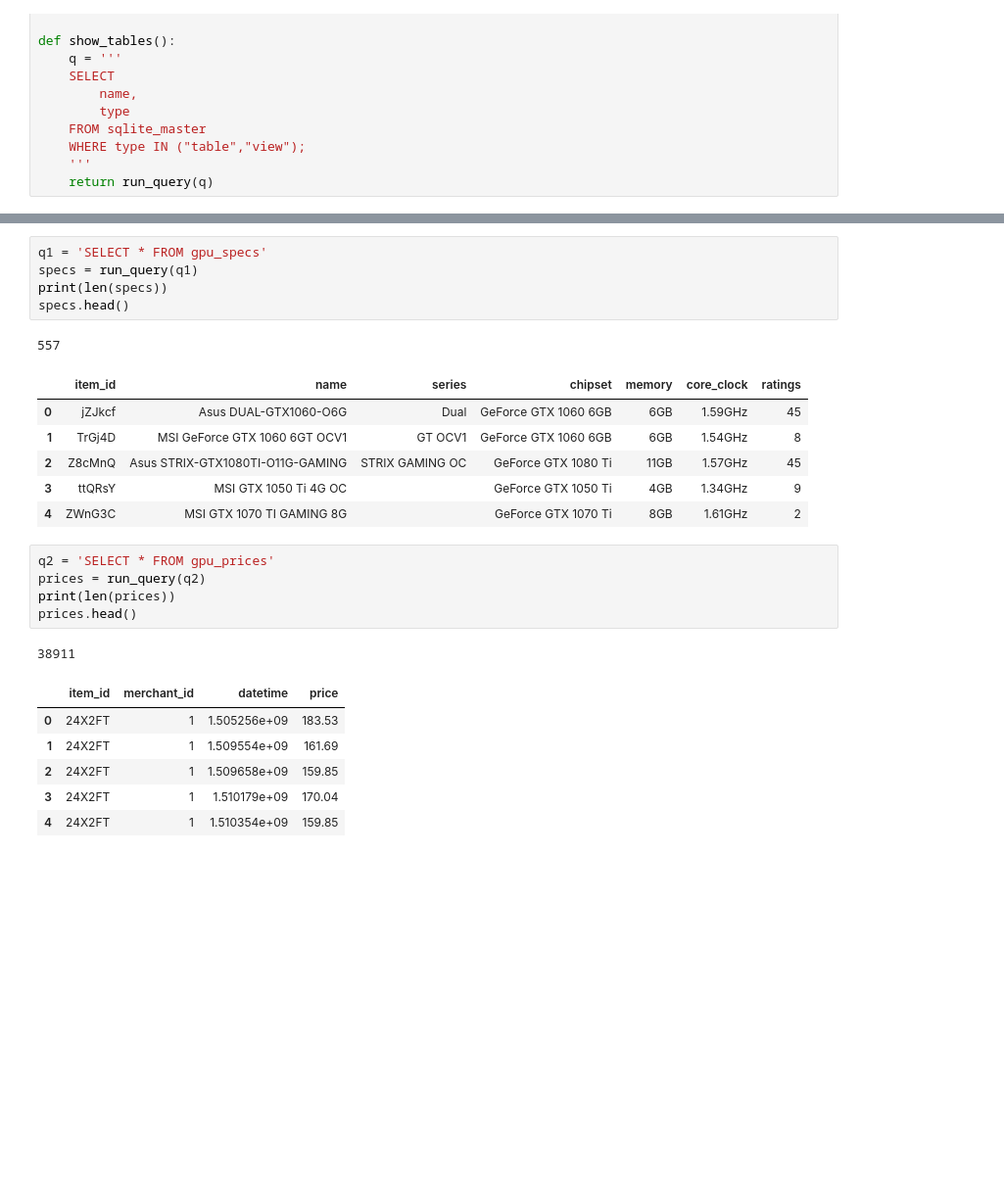
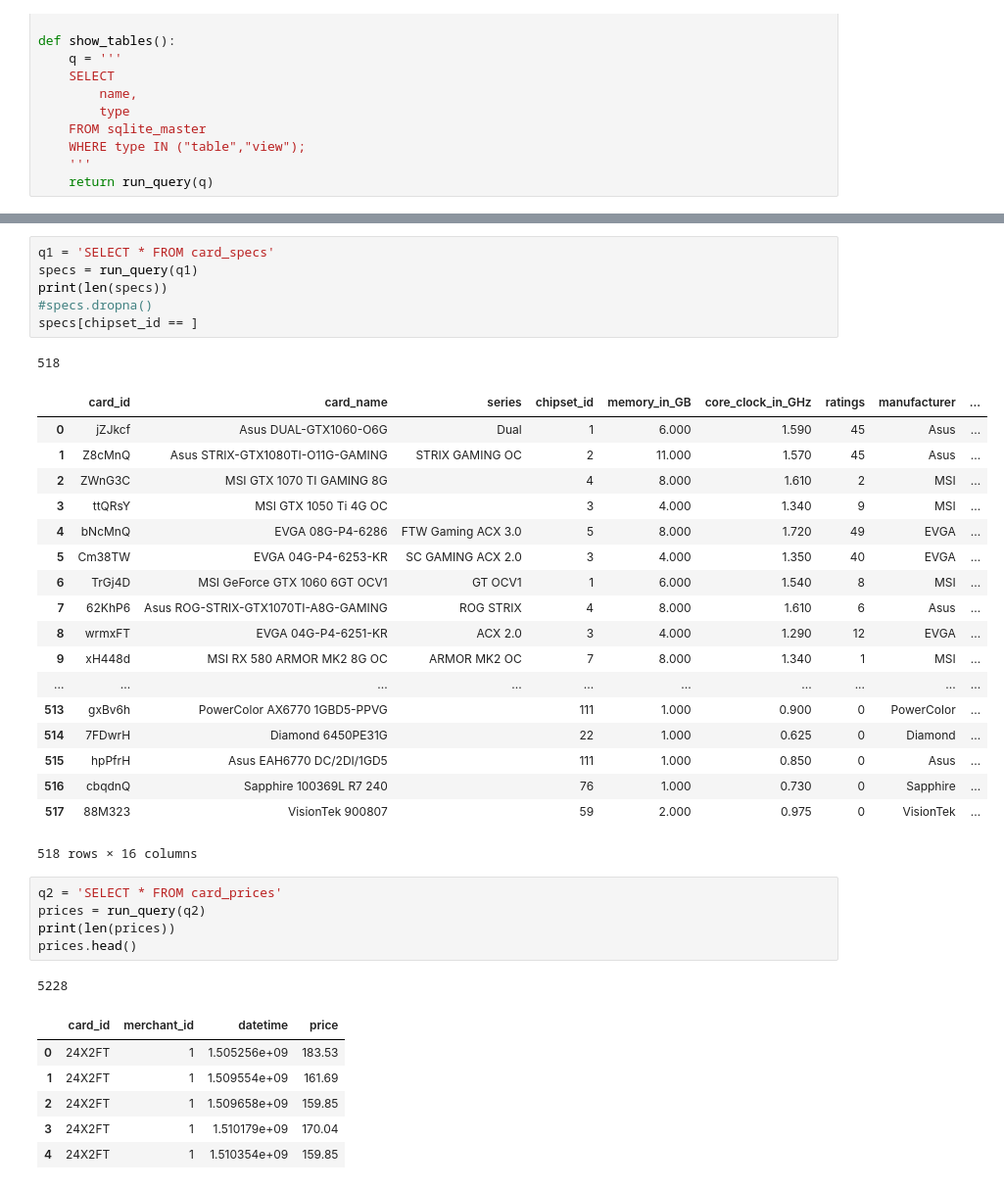
Before and after one commit to sengkchu/gpu-analytics, a Jupyter notebook: gpudatabase_interface.ipynb, the cells around one changed output, grey strips where cells are left out. Shown at 98% size. Drawn from its saved outputs; the diff is of its cells as text; blank space fills up the shorter version.

```diff
--- a/gpudatabase_interface.ipynb
+++ b/gpudatabase_interface.ipynb
@@ -93,24 +156,37 @@ show_tables()
 # %%
-q1 = 'SELECT * FROM gpu_specs'
+q1 = 'SELECT * FROM card_specs'
 specs = run_query(q1)
 print(len(specs))
-specs.head()
+#specs.dropna()
+specs[chipset_id == ]
 # %% [output]
-557
+518
-|  | item_id | name | series | chipset | memory | core_clock | ratings |
-| 0 | jZJkcf | Asus DUAL-GTX1060-O6G | Dual | GeForce GTX 1060 6GB | 6GB | 1.59GHz | 45 |
-| 1 | TrGj4D | MSI GeForce GTX 1060 6GT OCV1 | GT OCV1 | GeForce GTX 1060 6GB | 6GB | 1.54GHz | 8 |
-| 2 | Z8cMnQ | Asus STRIX-GTX1080TI-O11G-GAMING | STRIX GAMING OC | GeForce GTX 1080 Ti | 11GB | 1.57GHz | 45 |
-| 3 | ttQRsY | MSI GTX 1050 Ti 4G OC |  | GeForce GTX 1050 Ti | 4GB | 1.34GHz | 9 |
-| 4 | ZWnG3C | MSI GTX 1070 TI GAMING 8G |  | GeForce GTX 1070 Ti | 8GB | 1.61GHz | 2 |
+|  | card_id | card_name | series | chipset_id | memory_in_GB | core_clock_in_GHz | ratings | manufacturer | ... |
+| 0 | jZJkcf | Asus DUAL-GTX1060-O6G | Dual | 1 | 6.000 | 1.590 | 45 | Asus | ... |
+| 1 | Z8cMnQ | Asus STRIX-GTX1080TI-O11G-GAMING | STRIX GAMING OC | 2 | 11.000 | 1.570 | 45 | Asus | ... |
+| 2 | ZWnG3C | MSI GTX 1070 TI GAMING 8G |  | 4 | 8.000 | 1.610 | 2 | MSI | ... |
+| 3 | ttQRsY | MSI GTX 1050 Ti 4G OC |  | 3 | 4.000 | 1.340 | 9 | MSI | ... |
+| 4 | bNcMnQ | EVGA 08G-P4-6286 | FTW Gaming ACX 3.0 | 5 | 8.000 | 1.720 | 49 | EVGA | ... |
+| 5 | Cm38TW | EVGA 04G-P4-6253-KR | SC GAMING ACX 2.0 | 3 | 4.000 | 1.350 | 40 | EVGA | ... |
+| 6 | TrGj4D | MSI GeForce GTX 1060 6GT OCV1 | GT OCV1 | 1 | 6.000 | 1.540 | 8 | MSI | ... |
+| 7 | 62KhP6 | Asus ROG-STRIX-GTX1070TI-A8G-GAMING | ROG STRIX | 4 | 8.000 | 1.610 | 6 | Asus | ... |
+| 8 | wrmxFT | EVGA 04G-P4-6251-KR | ACX 2.0 | 3 | 4.000 | 1.290 | 12 | EVGA | ... |
+| 9 | xH448d | MSI RX 580 ARMOR MK2 8G OC | ARMOR MK2 OC | 7 | 8.000 | 1.340 | 1 | MSI | ... |
+| ... | ... | ... | ... | ... | ... | ... | ... | ... | ... |
+| 513 | gxBv6h | PowerColor AX6770 1GBD5-PPVG |  | 111 | 1.000 | 0.900 | 0 | PowerColor | ... |
+| 514 | 7FDwrH | Diamond 6450PE31G |  | 22 | 1.000 | 0.625 | 0 | Diamond | ... |
+| 515 | hpPfrH | Asus EAH6770 DC/2DI/1GD5 |  | 111 | 1.000 | 0.850 | 0 | Asus | ... |
+| 516 | cbqdnQ | Sapphire 100369L R7 240 |  | 76 | 1.000 | 0.730 | 0 | Sapphire | ... |
+| 517 | 88M323 | VisionTek 900807 |  | 59 | 2.000 | 0.975 | 0 | VisionTek | ... |
+518 rows × 16 columns
 # %%
-q2 = 'SELECT * FROM gpu_prices'
+q2 = 'SELECT * FROM card_prices'
 prices = run_query(q2)
 print(len(prices))
 prices.head()
 # %% [output]
-38911
+5228
-|  | item_id | merchant_id | datetime | price |
+|  | card_id | merchant_id | datetime | price |
 | 0 | 24X2FT | 1 | 1.505256e+09 | 183.53 |
 | 1 | 24X2FT | 1 | 1.509554e+09 | 161.69 |
 | 2 | 24X2FT | 1 | 1.509658e+09 | 159.85 |
```
Also changed, not shown: parts of 27 cells of this notebook, 6 other files.
